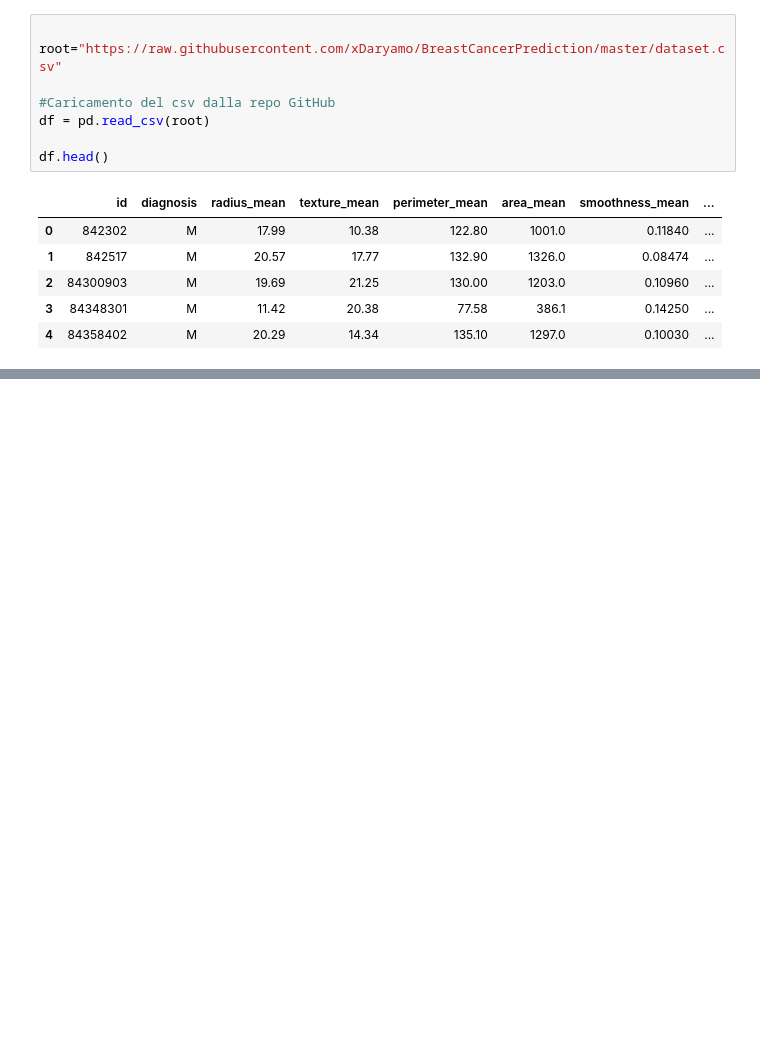
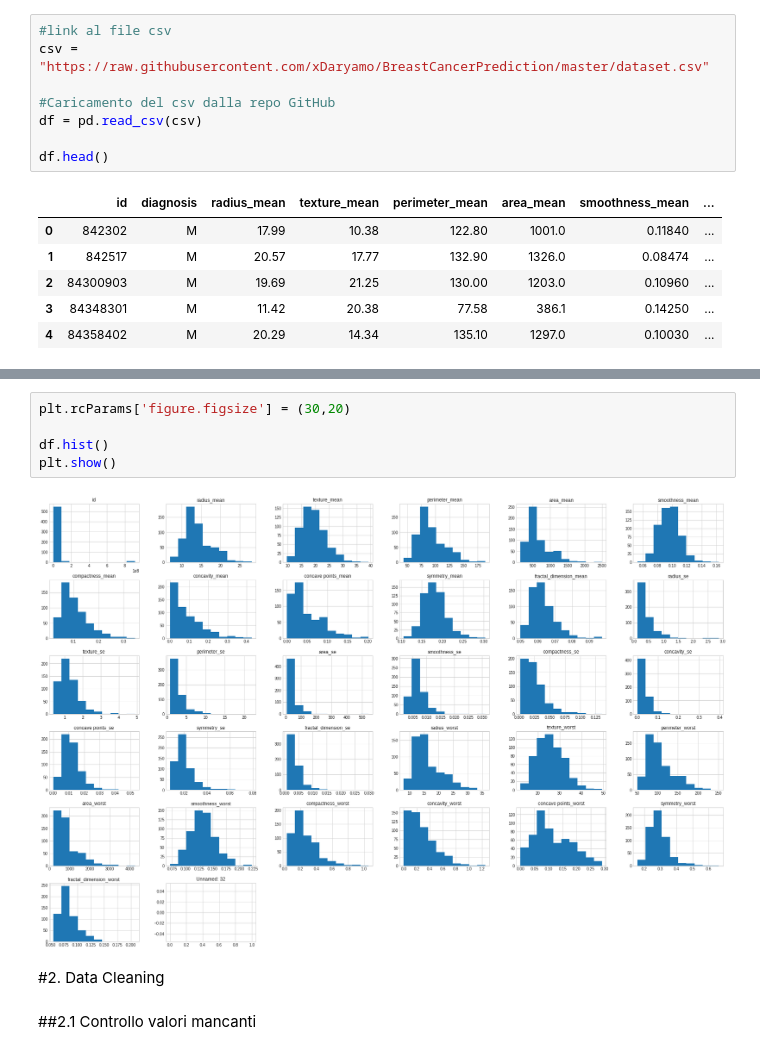
Before and after one commit to xDaryamo/BreastCancerPrediction, a Jupyter notebook: breast_cancer_prediction.ipynb, the cells around one changed output, grey strips where cells are left out. Cells and saved outputs as stored; diff of their text form; blank space fills up the shorter version.

Commit message:
added data visualization and data imputation

```diff
--- a/breast_cancer_prediction.ipynb
+++ b/breast_cancer_prediction.ipynb
@@ -10,9 +13,9 @@ import os
 # %%
-
-root="https://raw.githubusercontent.com/xDaryamo/BreastCancerPrediction/master/dataset.csv"
+#link al file csv
+csv = "https://raw.githubusercontent.com/xDaryamo/BreastCancerPrediction/master/dataset.csv"
 
 #Caricamento del csv dalla repo GitHub
-df = pd.read_csv(root)
+df = pd.read_csv(csv)
 
 df.head()
 # %% [output]
@@ -24,0 +62,11 @@ df.head()
+# %%
+plt.rcParams['figure.figsize'] = (30,20)
+
+df.hist()
+plt.show()
+# %% [output]
+[figure, added]
+# %% [markdown]
+#2. Data Cleaning
+# %% [markdown]
+##2.1 Controllo valori mancanti
```
Also changed, not shown: parts of 10 cells of this notebook.
